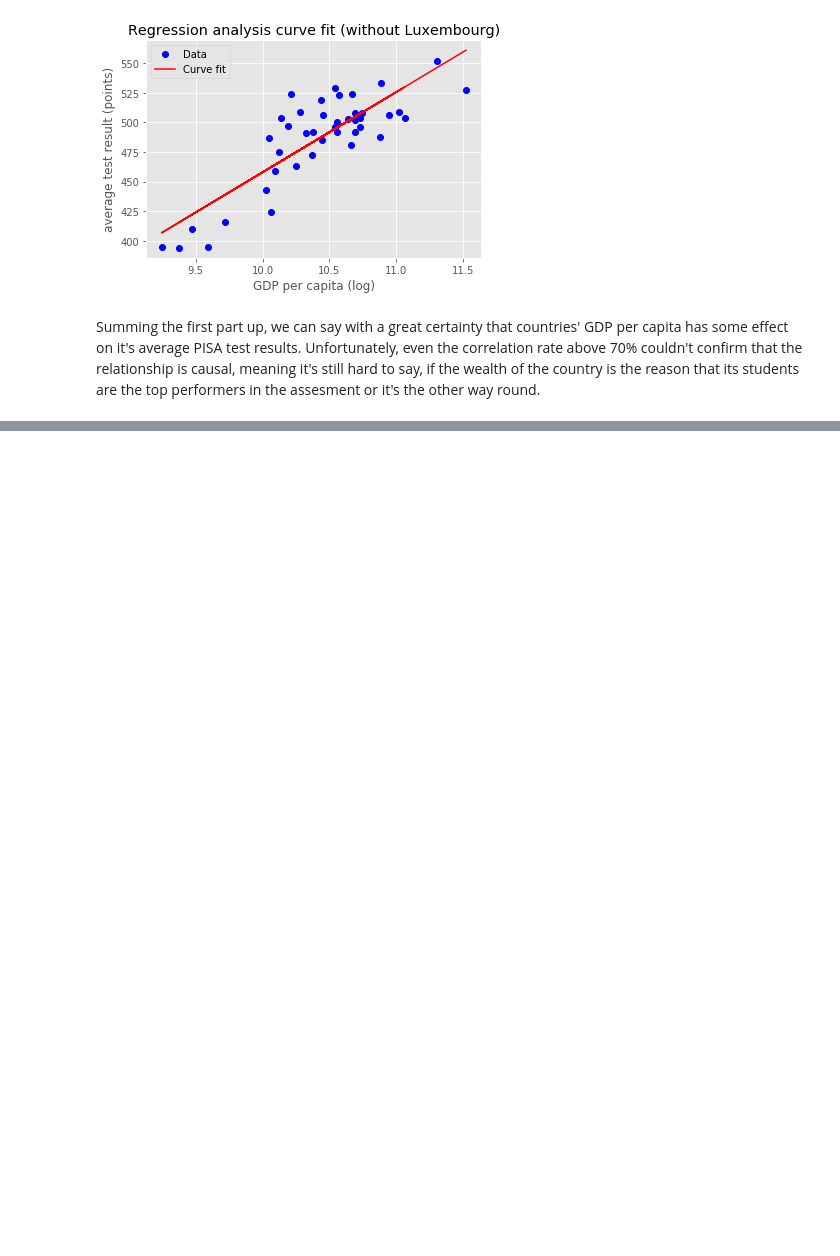
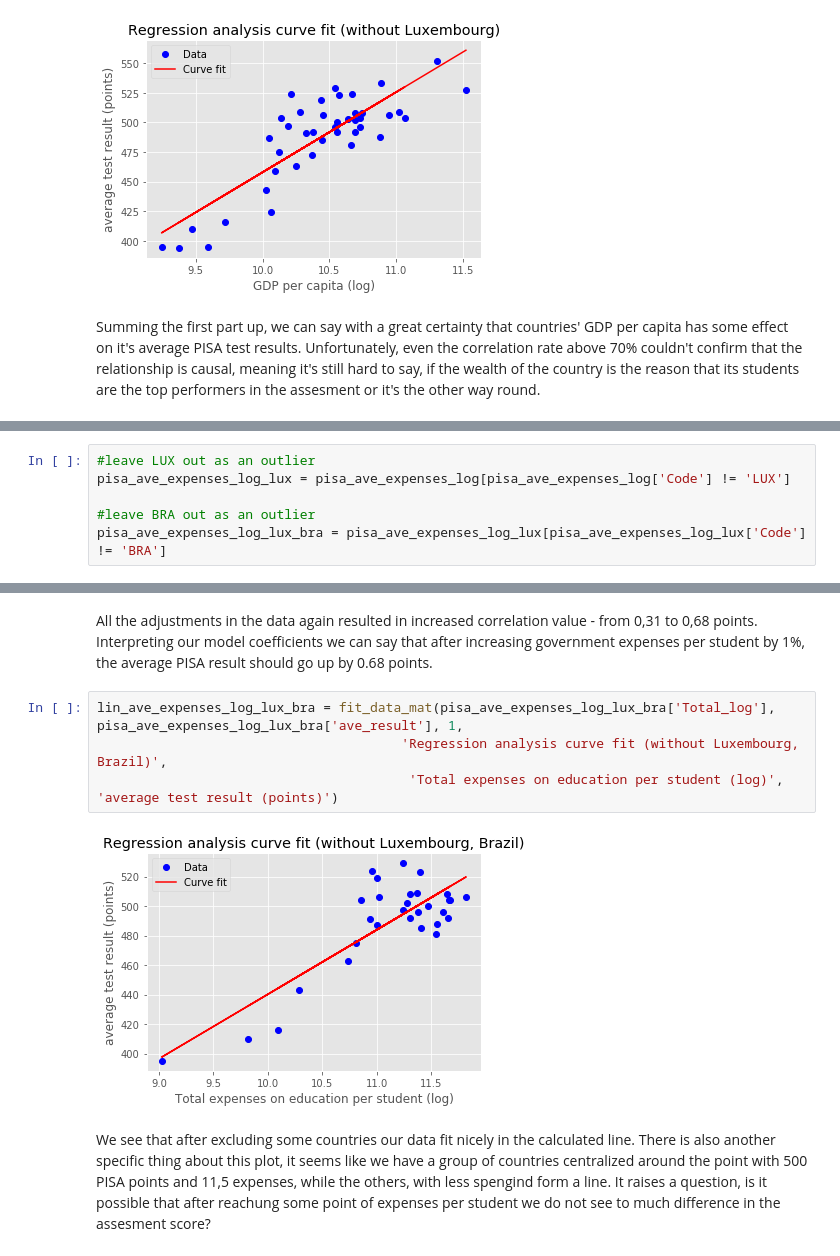
Before and after one commit to mklajnerok/PISA, a Jupyter notebook: notebooks/pisa_project_part1.ipynb, the cells around one changed output, grey strips where cells are left out. Saved outputs shown, nothing was run; the diff lists cells and outputs as text; blank space fills up the shorter version.

```diff
--- a/notebooks/pisa_project_part1.ipynb
+++ b/notebooks/pisa_project_part1.ipynb
@@ -745,0 +768,6 @@ OECD (2017), Science performance (PISA) (indicator). doi: 10.1787/91952204-en (A
+# %%
+#leave LUX out as an outlier
+pisa_ave_expenses_log_lux = pisa_ave_expenses_log[pisa_ave_expenses_log['Code'] != 'LUX']
+
+#leave BRA out as an outlier
+pisa_ave_expenses_log_lux_bra = pisa_ave_expenses_log_lux[pisa_ave_expenses_log_lux['Code'] != 'BRA']
@@ -745,0 +798,10 @@ OECD (2017), Science performance (PISA) (indicator). doi: 10.1787/91952204-en (A
+# %% [markdown]
+All the adjustments in the data again resulted in increased correlation value - from 0,31 to 0,68 points. Interpreting our model coefficients we can say that after increasing government expenses per student by 1%, the average PISA result should go up by 0.68 points.
+# %%
+lin_ave_expenses_log_lux_bra = fit_data_mat(pisa_ave_expenses_log_lux_bra['Total_log'], pisa_ave_expenses_log_lux_bra['ave_result'], 1,
+                                       'Regression analysis curve fit (without Luxembourg, Brazil)',
+                                        'Total expenses on education per student (log)', 'average test result (points)')
+# %% [output]
+[figure, added]
+# %% [markdown]
+We see that after excluding some countries our data fit nicely in the calculated line. There is also another specific thing about this plot, it seems like we have a group of countries centralized around the point with 500 PISA points and 11,5 expenses, while the others, with less spengind form a line. It raises a question, is it possible that after reachung some point of expenses per student we do not see to much difference in the assesment score?
```
Also changed, not shown: parts of 53 cells of this notebook, 9 other files.
